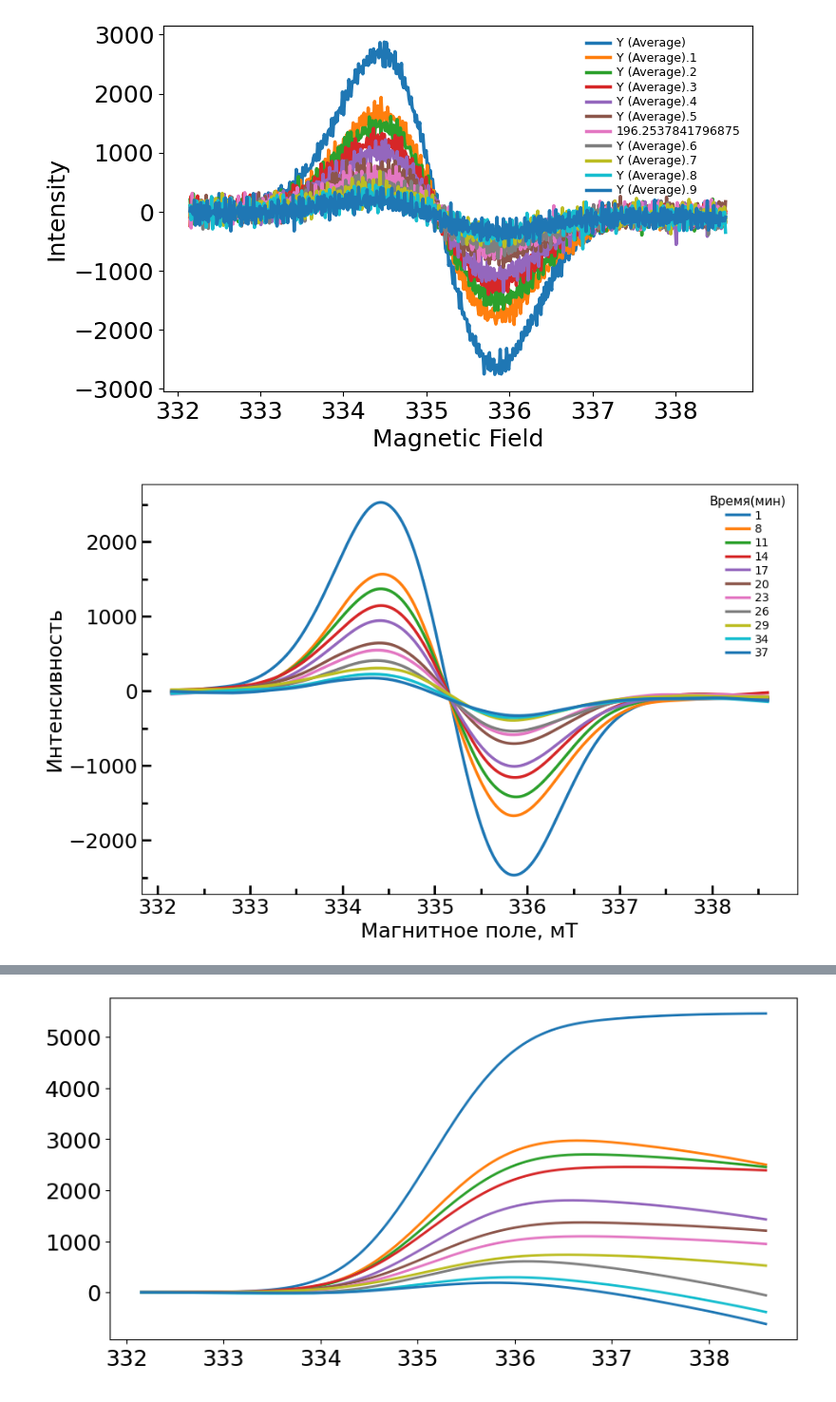
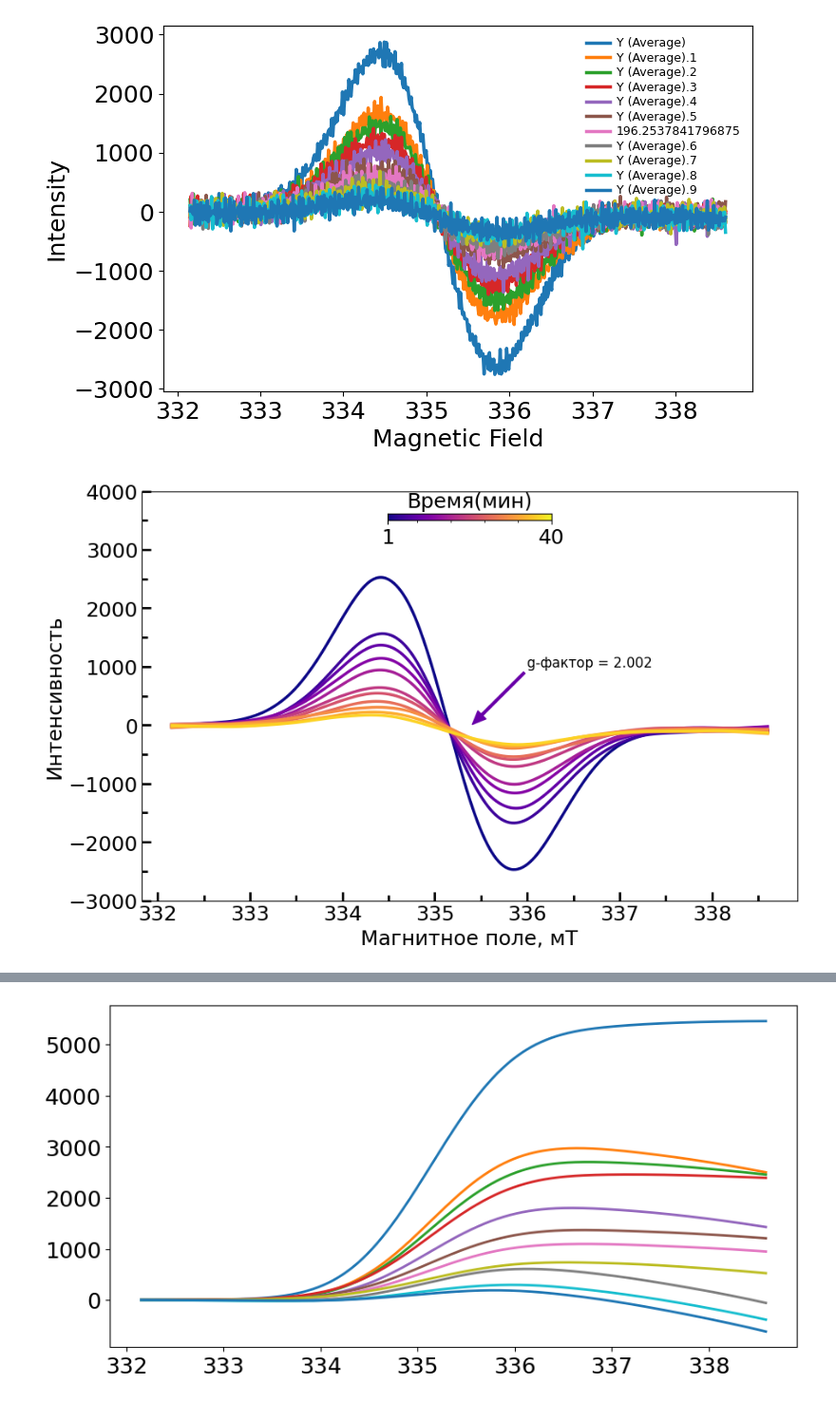
Before and after one commit to smoluakov/DIPLOMA, a Jupyter notebook: DATA_PROCCESING/CD154/EPR_CD154.ipynb, the cells around one changed output, grey strips where cells are left out. Shown at 95% size. Drawn from its saved outputs; the diff is of its cells as text; code cells hidden in the pictures.

```diff
--- a/DATA_PROCCESING/CD154/EPR_CD154.ipynb
+++ b/DATA_PROCCESING/CD154/EPR_CD154.ipynb
@@ -153,15 +199,15 @@ ax = fig.add_subplot(projection='3d')
 
 #for name in y_names:
 ax.view_init(30, -50)
-for i,name in enumerate(y_names[:-1]):
+for i,name in enumerate(y_names[:-1:]):
     filtered = lowess(y_full[name], x, is_sorted=True, frac=0.125, it=2)
-    ax.plot(filtered[:,0], [time[i]]*len(x),filtered[:,1],label=name, linewidth=3)
+    ax.plot(filtered[:,0], [time[i]]*len(x),filtered[:,1],color=cm.plasma(i/12),label=name, linewidth=3)
     #ax.plot(x[6:-21],  [i]*len(x[6:-21]),y_full[name][6:-21],)
 ax.set_xlabel('Магнитное поле, мT', fontsize=20,labelpad=15)
 ax.set_ylabel('Время, мин',fontsize=20,labelpad=15)
 ax.set_zlabel('Интенсивность',fontsize=20, labelpad=15);
+ax.set_zticks([])
 
-
-plt.savefig('generation_3d.png', bbox_inches='tight')
+plt.savefig('colored_generation_3d.pdf', bbox_inches='tight')
 plt.show()
 # %% [output]
@@ -213,6 +259,7 @@ X.shape
 # RELAXATION
 # %%
 directory = "EXCEL/relaxation/excel"
+directory = '/Users/smoluakov/Documents/DIPLOMA/EPR_DATA/10.03_CD154/EXEL/relaxation/'
 list_of_files = sorted(os.listdir(directory))
 
 data_2 = pd.read_excel(directory+'/'+'cd154_full.xlsx')
@@ -273,37 +321,57 @@ ax = fig.add_axes([0,0,1,1])
 plt.xlabel('Magnetic Field')
 plt.ylabel('Intensity')
 #plt.vlines(335.38, -7500,7500)
 #plt.vlines(335.17, -4500,4500)
 
 ax.xaxis.set_tick_params(which='major', size=8, width=2, direction='in', bottom='on')
 ax.xaxis.set_tick_params(which='minor', size=5, width=2, direction='in', bottom='on')
 ax.yaxis.set_tick_params(which='major', size=8, width=2, direction='in', left='on')
 ax.yaxis.set_tick_params(which='minor', size=5, width=2, direction='in', left='on')
 
 
 ax.xaxis.set_major_locator(mpl.ticker.MultipleLocator(1))
 ax.xaxis.set_minor_locator(mpl.ticker.MultipleLocator(0.5))
 
 ax.yaxis.set_major_locator(mpl.ticker.MultipleLocator(1000))
 ax.yaxis.set_minor_locator(mpl.ticker.MultipleLocator(500))
 
 ax.set_xlabel('Магнитное поле, мТ')
 ax.set_ylabel('Интенсивность')
 
 
 for i,name in enumerate(y_names_2):
     filtered = lowess(y_full_2[name], x_2, is_sorted=True, frac=0.125, it=2)
-    ax.plot(filtered[:,0], filtered[:,1],label=time_2[i])
+    ax.plot(filtered[:,0], filtered[:,1],color=cm.plasma(i/11),label=time_2[i])
     #plt.plot(x, y_full[name], label=name) # посчитал в экселе сколько между 335.17 и 335.38 точек
-    ax.legend(title="Время(мин)",fontsize =10,title_fontsize=11,) #bbox_to_anchor=(0.785, 0.5))
+    #ax.legend(title="Время(мин)",fontsize =10,title_fontsize=11,) #bbox_to_anchor=(0.785, 0.5))
 
-plt.savefig('relaxation.png', bbox_inches='tight')
+
+ax.set_ylim([-3000, 4000])
+ax.annotate('g-фактор = 2.002 ', xy=(335.4, 0), xytext=(336, 1000.7),
+            arrowprops=dict(color=cm.plasma(50),width=2,headwidth=10, shrink=0.01), fontsize=12)
+
+cmap = plt.cm.get_cmap('plasma')
+colors = cmap(np.arange(cmap.N))
+cmap = grayscale_cmap(cmap)
+grayscale = cmap(np.arange(cmap.N))
+#plt.savefig('relaxation.png', bbox_inches='tight')
+newax = fig.add_axes([0.375, 0.745, 0.25, 0.2], anchor='NE')
+newax.imshow([colors],origin='upper', extent=[1, 40, 0.5, 2],)
+newax.axes.get_yaxis().set_visible(False)
+#newax.yaxis.set_tick_params(which='minor', size=5, width=2, direction='in', left='on')
+newax.xaxis.set_major_locator(mpl.ticker.MultipleLocator(8))
+newax.xaxis.set_minor_locator(mpl.ticker.MultipleLocator(8))
+newax.set_xticks([1,40])
+newax.set_title('Время(мин)')
+
+
+plt.savefig('colored_relaxation.pdf', bbox_inches='tight')
 plt.show()
 
 #plt.plot(x, y_full[y_names[10]], 'r')
 #plt.plot(filtered[:,0], filtered[:,1], 'b')
 # %% [output]
-[figure, old version]
+[figure, new version]
 # %%
 from matplotlib.collections import PolyCollection
 
```
Also changed, not shown: parts of 5 cells of this notebook, 29 other files.
